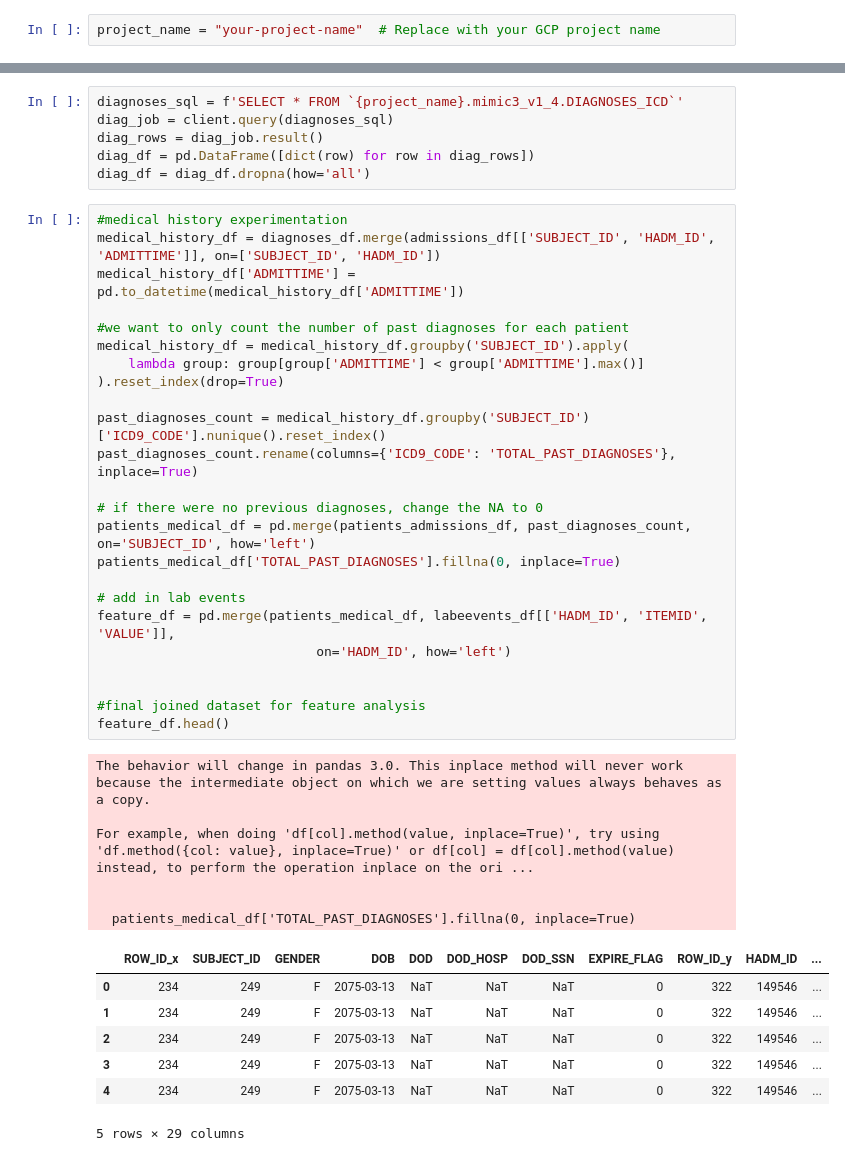
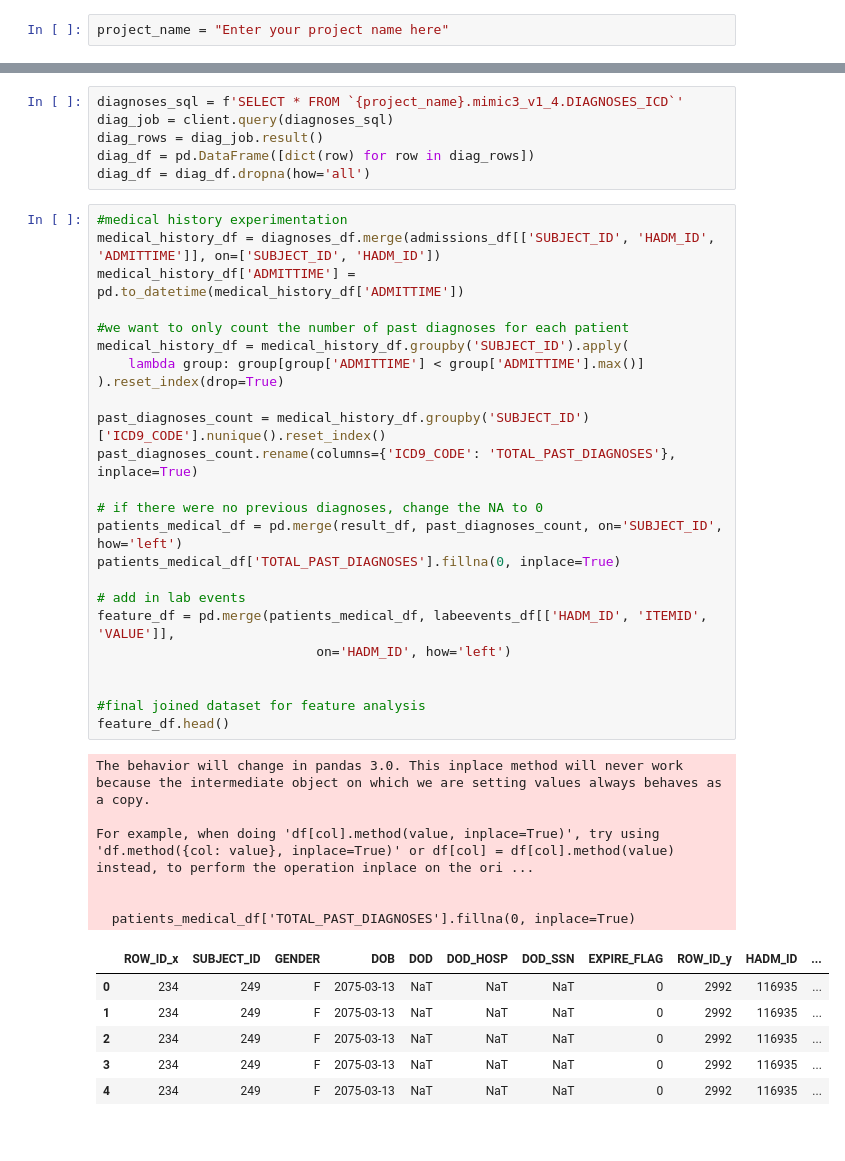
Before and after one commit to syoung212/prevention-data, a Jupyter notebook: testing.ipynb, the cells around one changed output, grey strips where cells are left out. Drawn from its saved outputs; the diff is of its cells as text.

```diff
--- a/testing.ipynb
+++ b/testing.ipynb
@@ -47,7 +47,7 @@ These credentials will be used by any library that requests Application Default
 
 Quota project "data-project-455021" was added to ADC which can be used by Google client libraries for billing and quota. Note that some services may still bill the project owning the resource.
 # %%
-project_name = "your-project-name"  # Replace with your GCP project name
+project_name = "Enter your project name here"
 # %%
 from google.cloud import bigquery
 from google.oauth2 import service_account
@@ -329,37 +329,36 @@ diag_df = diag_df.dropna(how='all')
 #medical history experimentation
 medical_history_df = diagnoses_df.merge(admissions_df[['SUBJECT_ID', 'HADM_ID', 'ADMITTIME']], on=['SUBJECT_ID', 'HADM_ID'])
 medical_history_df['ADMITTIME'] = pd.to_datetime(medical_history_df['ADMITTIME'])
 
 #we want to only count the number of past diagnoses for each patient
 medical_history_df = medical_history_df.groupby('SUBJECT_ID').apply(
     lambda group: group[group['ADMITTIME'] < group['ADMITTIME'].max()]
 ).reset_index(drop=True)
 
 past_diagnoses_count = medical_history_df.groupby('SUBJECT_ID')['ICD9_CODE'].nunique().reset_index()
 past_diagnoses_count.rename(columns={'ICD9_CODE': 'TOTAL_PAST_DIAGNOSES'}, inplace=True)
 
 # if there were no previous diagnoses, change the NA to 0
-patients_medical_df = pd.merge(patients_admissions_df, past_diagnoses_count, on='SUBJECT_ID', how='left')
+patients_medical_df = pd.merge(result_df, past_diagnoses_count, on='SUBJECT_ID', how='left')
 patients_medical_df['TOTAL_PAST_DIAGNOSES'].fillna(0, inplace=True)
 
 # add in lab events
 feature_df = pd.merge(patients_medical_df, labeevents_df[['HADM_ID', 'ITEMID', 'VALUE']],
                             on='HADM_ID', how='left')
 
 
 #final joined dataset for feature analysis
 feature_df.head()
 # %% [output]
 The behavior will change in pandas 3.0. This inplace method will never work because the intermediate object on which we are setting values always behaves as a copy.
 
 For example, when doing 'df[col].method(value, inplace=True)', try using 'df.method({col: value}, inplace=True)' or df[col] = df[col].method(value) instead, to perform the operation inplace on the ori ...
 
 
   patients_medical_df['TOTAL_PAST_DIAGNOSES'].fillna(0, inplace=True)
 |  | ROW_ID_x | SUBJECT_ID | GENDER | DOB | DOD | DOD_HOSP | DOD_SSN | EXPIRE_FLAG | ROW_ID_y | HADM_ID | ... |
-| 0 | 234 | 249 | F | 2075-03-13 | NaT | NaT | NaT | 0 | 322 | 149546 | ... |
-| 1 | 234 | 249 | F | 2075-03-13 | NaT | NaT | NaT | 0 | 322 | 149546 | ... |
-| 2 | 234 | 249 | F | 2075-03-13 | NaT | NaT | NaT | 0 | 322 | 149546 | ... |
-| 3 | 234 | 249 | F | 2075-03-13 | NaT | NaT | NaT | 0 | 322 | 149546 | ... |
-| 4 | 234 | 249 | F | 2075-03-13 | NaT | NaT | NaT | 0 | 322 | 149546 | ... |
+| 0 | 234 | 249 | F | 2075-03-13 | NaT | NaT | NaT | 0 | 2992 | 116935 | ... |
+| 1 | 234 | 249 | F | 2075-03-13 | NaT | NaT | NaT | 0 | 2992 | 116935 | ... |
+| 2 | 234 | 249 | F | 2075-03-13 | NaT | NaT | NaT | 0 | 2992 | 116935 | ... |
+| 3 | 234 | 249 | F | 2075-03-13 | NaT | NaT | NaT | 0 | 2992 | 116935 | ... |
+| 4 | 234 | 249 | F | 2075-03-13 | NaT | NaT | NaT | 0 | 2992 | 116935 | ... |
-5 rows × 29 columns
```
Also changed, not shown: parts of 3 cells of this notebook, 1 other file.
